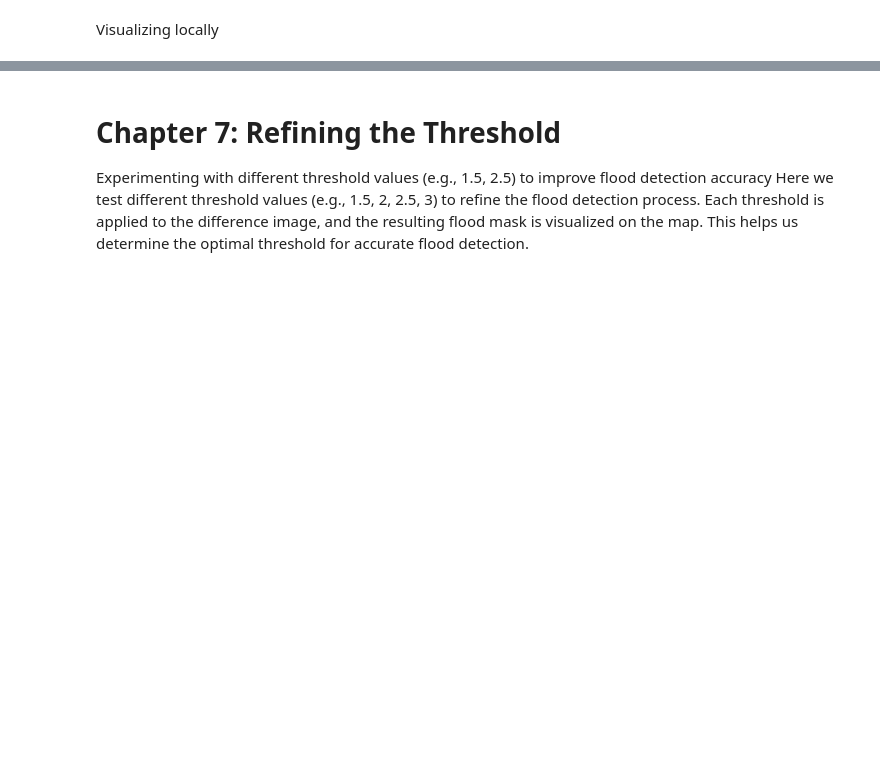
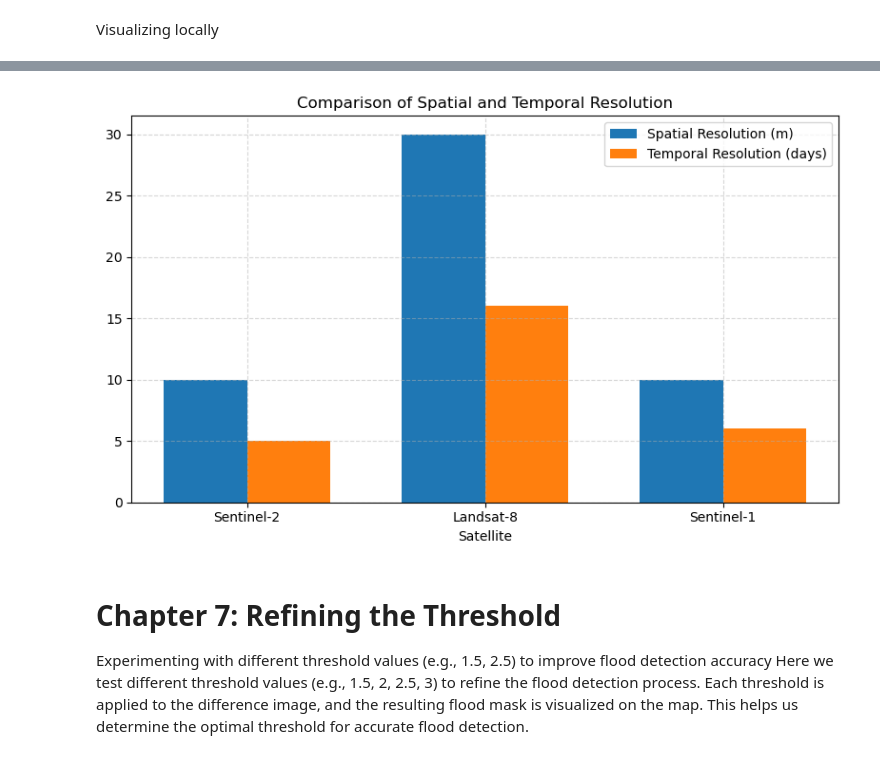
Before and after one commit to nelsondca/Flood-Detection-System-FYP, a Jupyter notebook: Gee/GEEtest.ipynb, the cells around one changed output, grey strips where cells are left out. Drawn from its saved outputs; the diff is of its cells as text; code cells hidden in the pictures; blank space fills up the shorter version.

Commit message:
Added code to plot a bar chart about comparing Spatial and Temporal Resolution of Satelitte sensors  & File structure improvement

```diff
--- a/Gee/GEEtest.ipynb
+++ b/Gee/GEEtest.ipynb
@@ -288,3 +309,47 @@ else:
+# %%
+import matplotlib.pyplot as plt
+
+satellites = ['Sentinel-2', 'Landsat-8', 'Sentinel-1']
+
+# Spatial resolution in meters for each satellite (lower = better detail)
+spatial_resolution = [10, 30, 10]
+
+# Temporal resolution in days (how often the satellite revisits the same location)
+temporal_resolution = [5, 16, 6]
+
+# Create an index for the x-axis (one for each satellite)
+x = range(len(satellites))
+
+# Define the width of each bar
+bar_width = 0.35
+
+# Create a new figure and axis object
+fig, ax = plt.subplots(figsize=(8, 5))  # Set figure size
+
+# Plot the spatial resolution bars (shift left by half bar width)
+ax.bar([i - bar_width/2 for i in x], spatial_resolution,
+       width=bar_width, label='Spatial Resolution (m)')
+
+# Plot the temporal resolution bars (shift right by half bar width)
+ax.bar([i + bar_width/2 for i in x], temporal_resolution,
+       width=bar_width, label='Temporal Resolution (days)')
+
+# Add labels and title
+ax.set_xlabel('Satellite')
+ax.set_title('Comparison of Spatial and Temporal Resolution')
+ax.set_xticks(x)  # Set the positions of the x-axis ticks
+ax.set_xticklabels(satellites)  # Label the x-axis ticks with satellite names
+ax.legend()  # Add a legend
+ax.grid(True, linestyle='--', alpha=0.5)  # Optional: add light grid lines
+
+# Adjust layout to avoid clipping
+plt.tight_layout()
+
+# Save the chart as an image file
+plt.savefig('images/charts/satellite_comparison.png')
+plt.show()
+# %% [output]
+[figure, added]
 # %% [markdown]
 # Chapter 7: Refining the Threshold
 Experimenting with different threshold values (e.g., 1.5, 2.5) to improve flood detection accuracy
```
Also changed, not shown: parts of 19 cells of this notebook, 6 other files.
